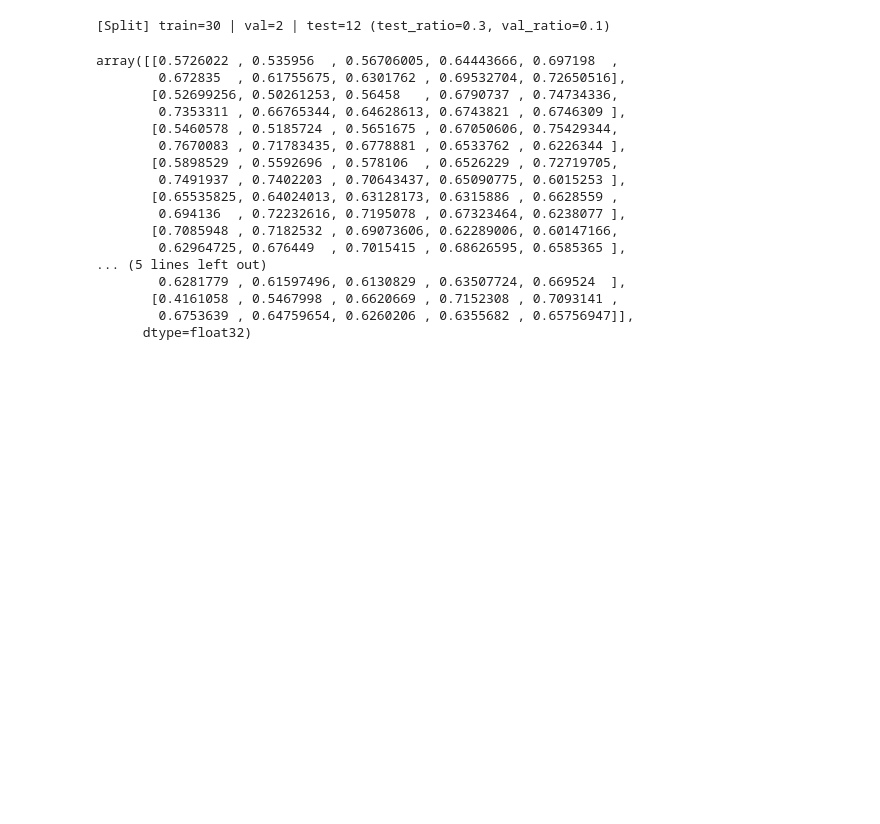
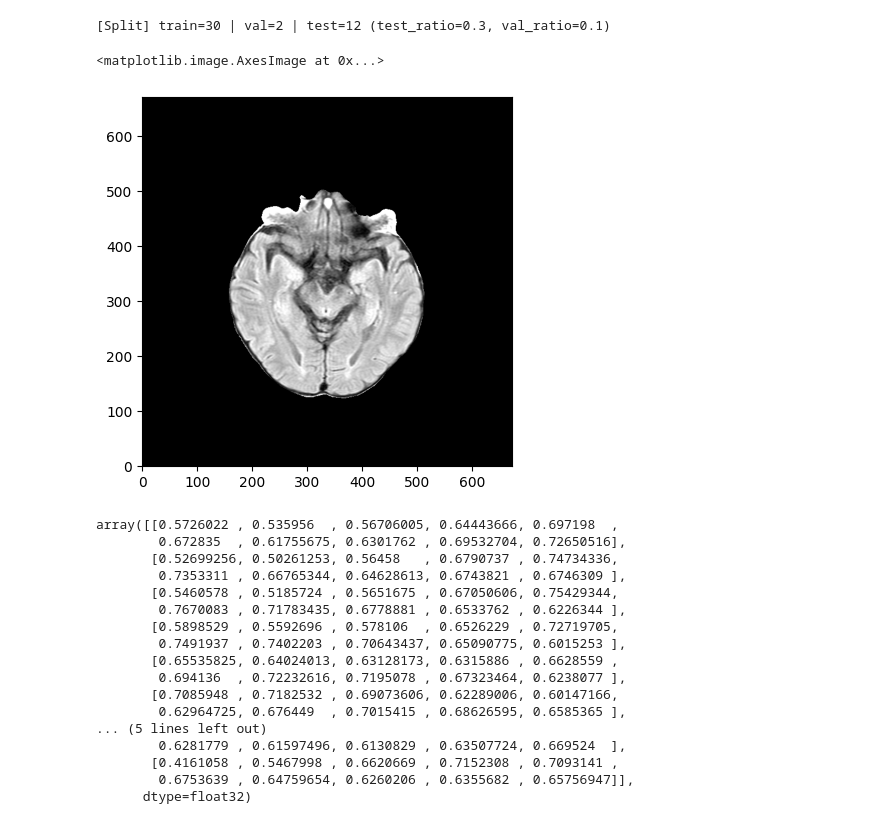
Before and after one commit to chyoungseok/FVH_detection, a Jupyter notebook: notebook_01_gen_modules.ipynb, the cells around one changed output. Drawn from its saved outputs; the diff is of its cells as text; code cells hidden in the pictures; blank space fills up the shorter version.

```diff
--- a/notebook_01_gen_modules.ipynb
+++ b/notebook_01_gen_modules.ipynb
@@ -39,5 +39,14 @@ np.save(os.path.join(out_dir, "test_data.npy"), Xte)
 # %% [output]
 [Split] train=30 | val=2 | test=12 (test_ratio=0.3, val_ratio=0.1)
+# %%
+import matplotlib.pyplot as plt
+
+path_npy = '/zdisk/users/ext_user_03/01_yschoi/project_01_FVH_detection/01_data/04_flair_preproc_slices_rot/HP00892_P07762/HP00892_P07762_AxialSlices_padded.npy'
+npy = np.load(path_npy)
+plt.imshow(npy[10].T, cmap='grey', origin='lower')
+# %% [output]
+<matplotlib.image.AxesImage at 0x...>
+[figure, added]
 # %%
 from modules.data_utils import SliceDataset
 
```
Also changed, not shown: parts of 1 cell of this notebook, 58 other files.
